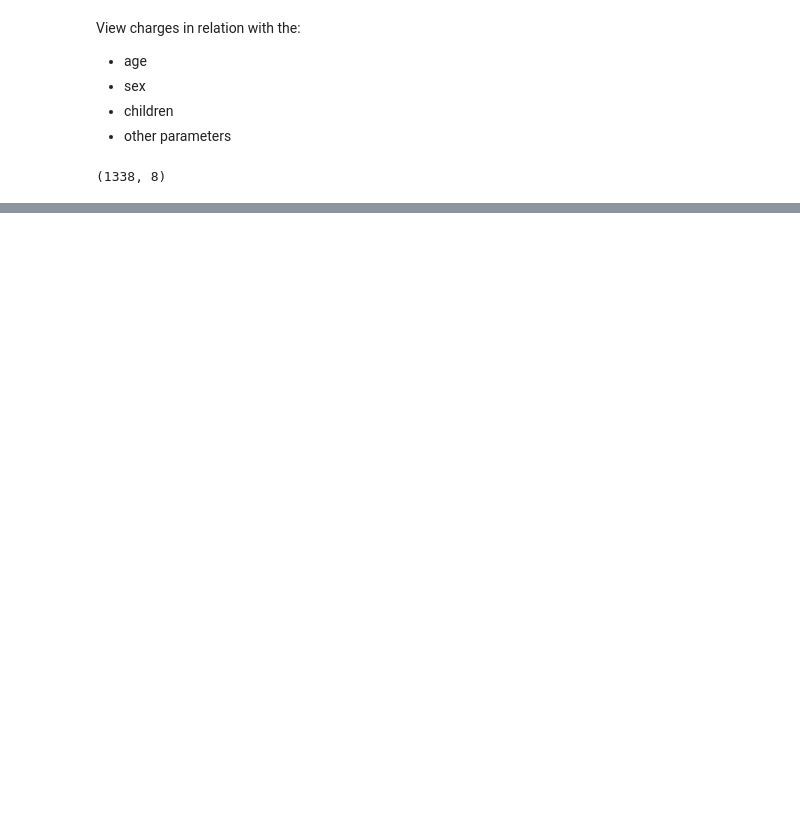
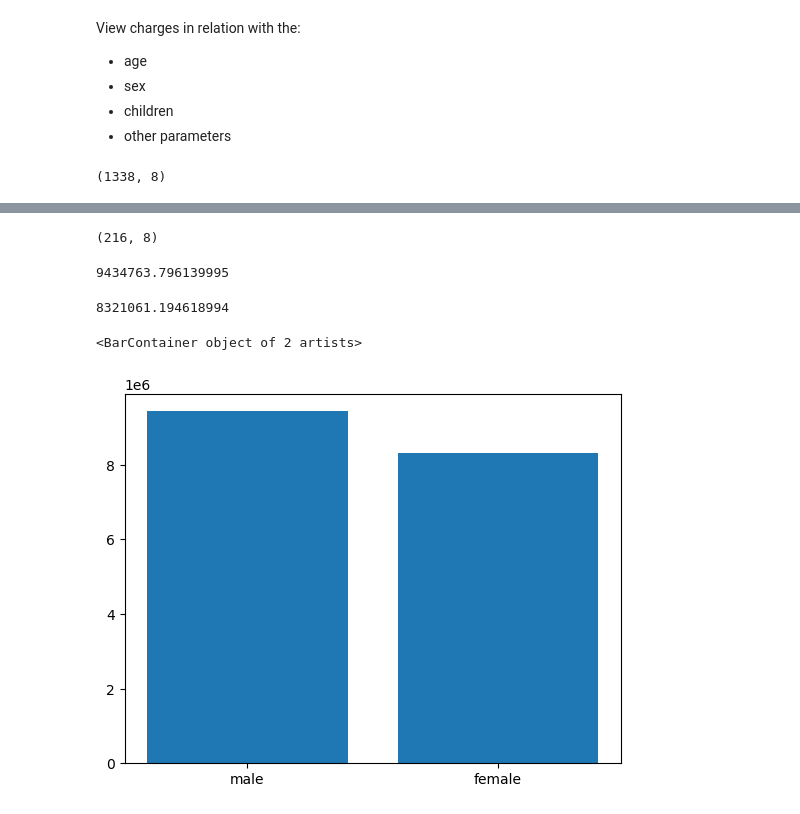
Before and after one commit to CarlosZaragozaBeato/Machine-Learning, a Jupyter notebook: first/insurance_example.ipynb, the cells around one changed output, grey strips where cells are left out. Saved outputs shown, nothing was run; the diff lists cells and outputs as text; code cells hidden in the pictures; blank space fills up the shorter version.

```diff
--- a/first/insurance_example.ipynb
+++ b/first/insurance_example.ipynb
@@ -27,0 +102,4 @@ data.shape
+# %%
+data[condition_1 & condition_2].shape
+# %% [output]
+(216, 8)
@@ -27,0 +108,22 @@ data.shape
+# %%
+charges_male =  data[values_x].iloc[:,7].values
+sum(charges_male)
+# %% [output]
+9434763.796139995
+# %%
+charges_female =  data[values_x].iloc[:,7].values
+sum(charges_female)
+# %% [output]
+8321061.194618994
+# %%
+charges = pd.Series(np.array([sum(charges_male), sum(charges_female)]))
+# %%
+sex = np.array(["male","female"])
+# %%
+y = charges
+x = sex
+# %%
+plt.bar(x,y)
+# %% [output]
+<BarContainer object of 2 artists>
+[figure, added]
```
Also changed, not shown: parts of 11 cells of this notebook, 1 other file.
